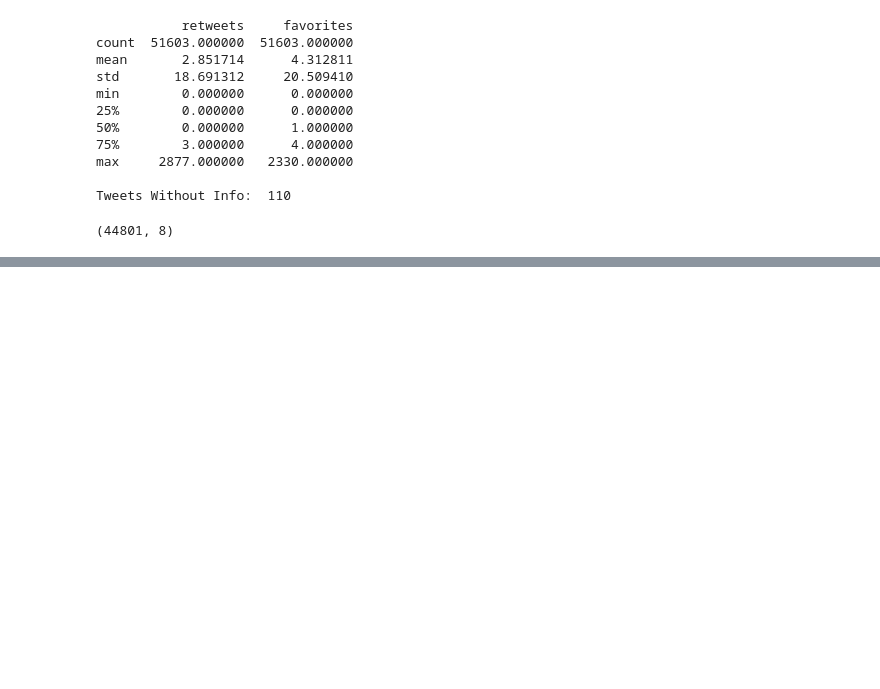
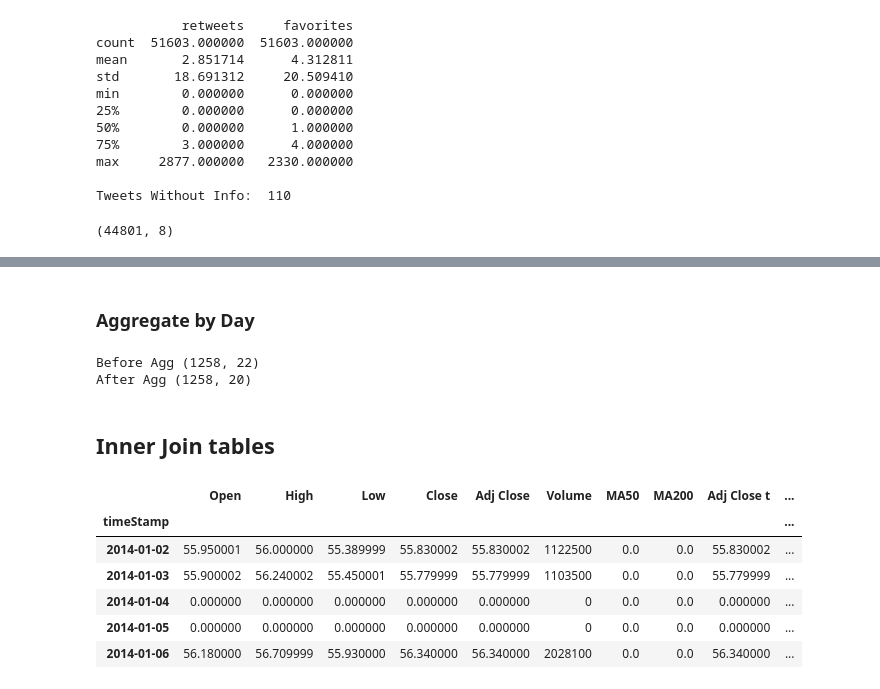
Before and after one commit to dieko95/AlgoTrading, a Jupyter notebook: AlgoTrading.ipynb, the cells around one changed output, grey strips where cells are left out. Drawn from its saved outputs; the diff is of its cells as text; code cells hidden in the pictures; blank space fills up the shorter version.

Commit message:
Final ML DataFrame was created by doing an inner join with the twitter sentiment analysis data

```diff
--- a/AlgoTrading.ipynb
+++ b/AlgoTrading.ipynb
@@ -197,0 +203,7 @@ files.download('aggDfDay_v0.1.csv')
+# %%
+#
+print(aggTweetsDay.shape,aggFundDfDay.shape)
+
+aggTweetsDay = aggTweetsDay.iloc[1:1826,:]
+
+print(aggTweetsDay.shape,aggFundDfDay.shape)
@@ -197,0 +213,3 @@ files.download('aggDfDay_v0.1.csv')
+# %%
+aggTweetsDay.timeStamp = pd.to_datetime(aggTweetsDay.timeStamp)
+aggTweetsDay.set_index(aggTweetsDay["timeStamp"],inplace=True)
@@ -197,0 +223,4 @@ files.download('aggDfDay_v0.1.csv')
+# %%
+import pandas as pd
+fundData = pd.read_excel('exported.xlsx')
+fundData.head()
@@ -197,0 +234,25 @@ files.download('aggDfDay_v0.1.csv')
+# %% [markdown]
+### Aggregate by Day
+# %%
+print('Before Agg',aggFundDf.shape)
+aggFundDf = fundData
+aggFundDf.timeStamp = pd.to_datetime(aggFundDf.timeStamp)
+aggFundDf.set_index(aggFundDf["timeStamp"],inplace=True)
+aggFundDfDay = aggFundDf.resample('D').sum()
+print('After Agg',aggFundDf.shape)
+# %% [output]
+Before Agg (1258, 22)
+After Agg (1258, 20)
+# %% [markdown]
+## Inner Join tables
+# %%
+finalDf = aggFundDfDay.join(aggTweetsDay,'timeStamp')
+finalDf.head()
+# %% [output]
+|  | Open | High | Low | Close | Adj Close | Volume | MA50 | MA200 | Adj Close t | ... |
+| timeStamp |  |  |  |  |  |  |  |  |  | ... |
+| 2014-01-02 | 55.950001 | 56.000000 | 55.389999 | 55.830002 | 55.830002 | 1122500 | 0.0 | 0.0 | 55.830002 | ... |
+| 2014-01-03 | 55.900002 | 56.240002 | 55.450001 | 55.779999 | 55.779999 | 1103500 | 0.0 | 0.0 | 55.779999 | ... |
+| 2014-01-04 | 0.000000 | 0.000000 | 0.000000 | 0.000000 | 0.000000 | 0 | 0.0 | 0.0 | 0.000000 | ... |
+| 2014-01-05 | 0.000000 | 0.000000 | 0.000000 | 0.000000 | 0.000000 | 0 | 0.0 | 0.0 | 0.000000 | ... |
+| 2014-01-06 | 56.180000 | 56.709999 | 55.930000 | 56.340000 | 56.340000 | 2028100 | 0.0 | 0.0 | 56.340000 | ... |
```
Also changed, not shown: parts of 10 cells of this notebook.
